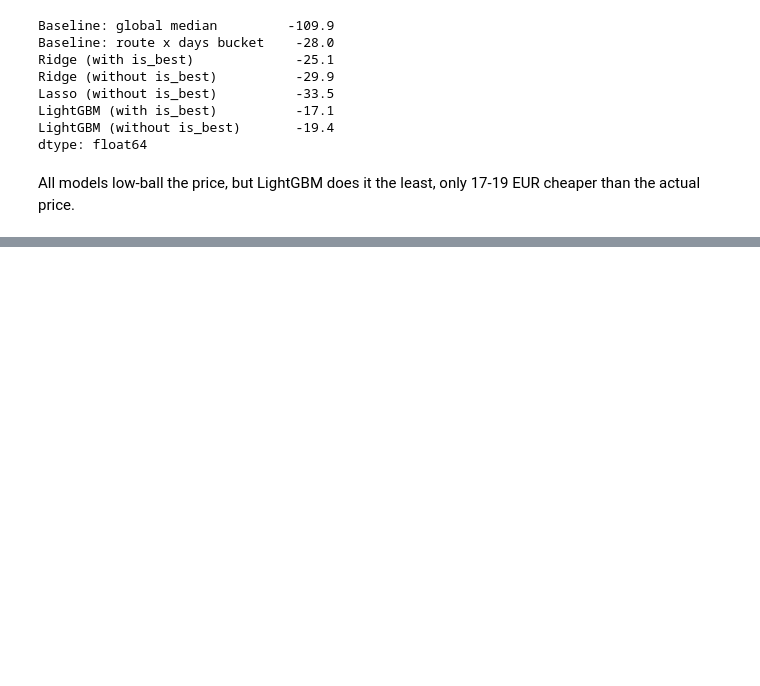
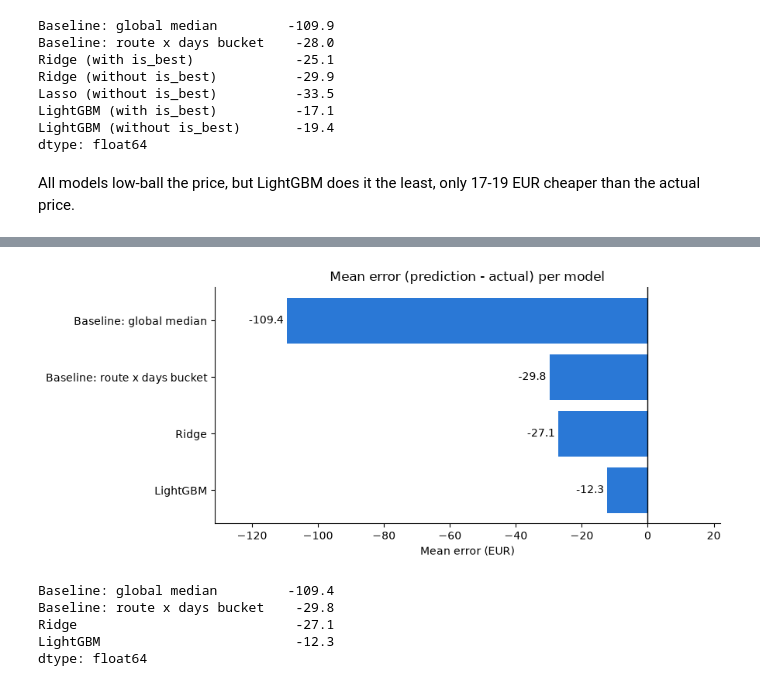
Before and after one commit to NazarZavrinUT/Introduction_to_Data_Science_project, a Jupyter notebook: modelling.ipynb, the cells around one changed output, grey strips where cells are left out. Cells and saved outputs as stored; diff of their text form; code cells hidden in the pictures; blank space fills up the shorter version.

```diff
--- a/modelling.ipynb
+++ b/modelling.ipynb
@@ -1165,0 +1291,14 @@ All models low-ball the price, but LightGBM does it the least, only 17-19 EUR ch
+# %%
+NUMBER_OF_TREES = 829
+
+final_lightgbm = lgb.LGBMRegressor(
+    n_estimators=NUMBER_OF_TREES,
+    learning_rate=0.05,
+    num_leaves=127,
+    min_child_samples=100,
+    random_state=RANDOM_STATE,
+    n_jobs=-1,
+    verbose=-1,
+)
+
+final_lightgbm.fit(X_train_val, y_train_val)
@@ -1165,0 +1308,4 @@ All models low-ball the price, but LightGBM does it the least, only 17-19 EUR ch
+# %%
+prediction = np.exp(final_lightgbm.predict(X_test[FINAL_COLUMNS]))
+final_test_predictions["LightGBM"] = prediction
+add_result("LightGBM", FINAL_FEATURE_SET, REFIT_SPLIT, price_test, prediction)
@@ -1166,3 +1347,37 @@ All models low-ball the price, but LightGBM does it the least, only 17-19 EUR ch
+# %%
+refit_bias = {}
+
+for model_name in final_test_predictions:
+    predicted_price = final_test_predictions[model_name]
+    refit_bias[model_name] = (predicted_price - price_test).mean()
+
+refit_bias = pd.Series(refit_bias)
+
+fig, ax = plt.subplots(figsize=(9, 4))
+bars = ax.barh(refit_bias.index, refit_bias.values, color=BAR_COLOR)
+ax.bar_label(bars, fmt="%.1f", padding=3)  # write the exact value at the end of each bar
+ax.axvline(0, color="black", linewidth=1)
+
+# leave room for the labels on both sides of zero
+largest = refit_bias.abs().max()
+ax.set_xlim(min(0, refit_bias.min()) - 0.2 * largest, max(0, refit_bias.max()) + 0.2 * largest)
+
+ax.invert_yaxis()
+ax.set_title("Mean error (prediction - actual) per model")
+ax.set_xlabel("Mean error (EUR)")
+ax.spines[["top", "right"]].set_visible(False)
+plt.tight_layout()
+fig.savefig("final_test_mean_error.pdf", bbox_inches="tight")
+plt.show()
+
+refit_bias.round(1)
+# %% [output]
+[figure, added]
+Baseline: global median         -109.4
+Baseline: route x days bucket    -29.8
+Ridge                            -27.1
+LightGBM                         -12.3
+dtype: float64
 # %% [markdown]
 ## 13. Conclusions
 
```
Also changed, not shown: parts of 22 cells of this notebook, 2 other files.
